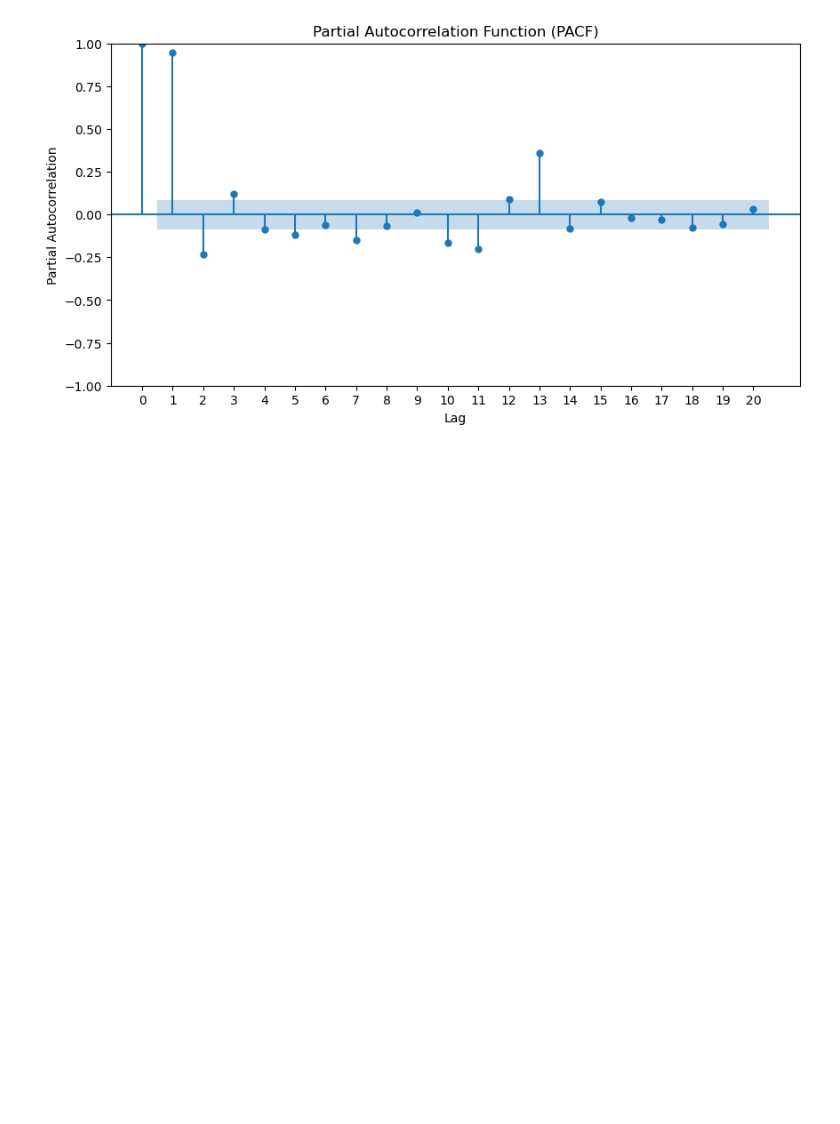
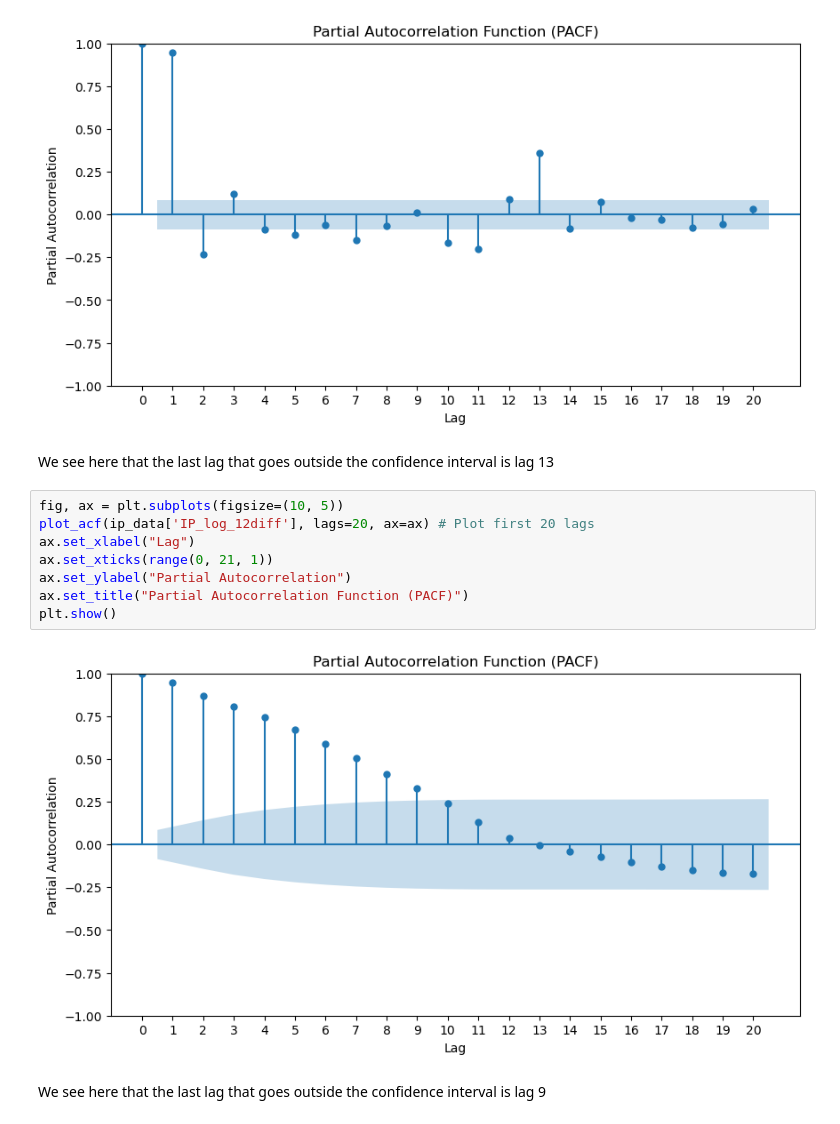
Before and after one commit to azukiw77/industrial_production_forecasting, a Jupyter notebook: FinalProjectCode.ipynb, the cells around one changed output. Cells and saved outputs as stored; diff of their text form; blank space fills up the shorter version.

```diff
--- a/FinalProjectCode.ipynb
+++ b/FinalProjectCode.ipynb
@@ -104,3 +104,17 @@ ax.set_title("Partial Autocorrelation Function (PACF)")
 plt.show()
 # %% [output]
 [figure]
+# %% [markdown]
+We see here that the last lag that goes outside the confidence interval is lag 13
+# %%
+fig, ax = plt.subplots(figsize=(10, 5))
+plot_acf(ip_data['IP_log_12diff'], lags=20, ax=ax) # Plot first 20 lags
+ax.set_xlabel("Lag")
+ax.set_xticks(range(0, 21, 1))
+ax.set_ylabel("Partial Autocorrelation")
+ax.set_title("Partial Autocorrelation Function (PACF)")
+plt.show()
+# %% [output]
+[figure, added]
+# %% [markdown]
+We see here that the last lag that goes outside the confidence interval is lag 9
```
